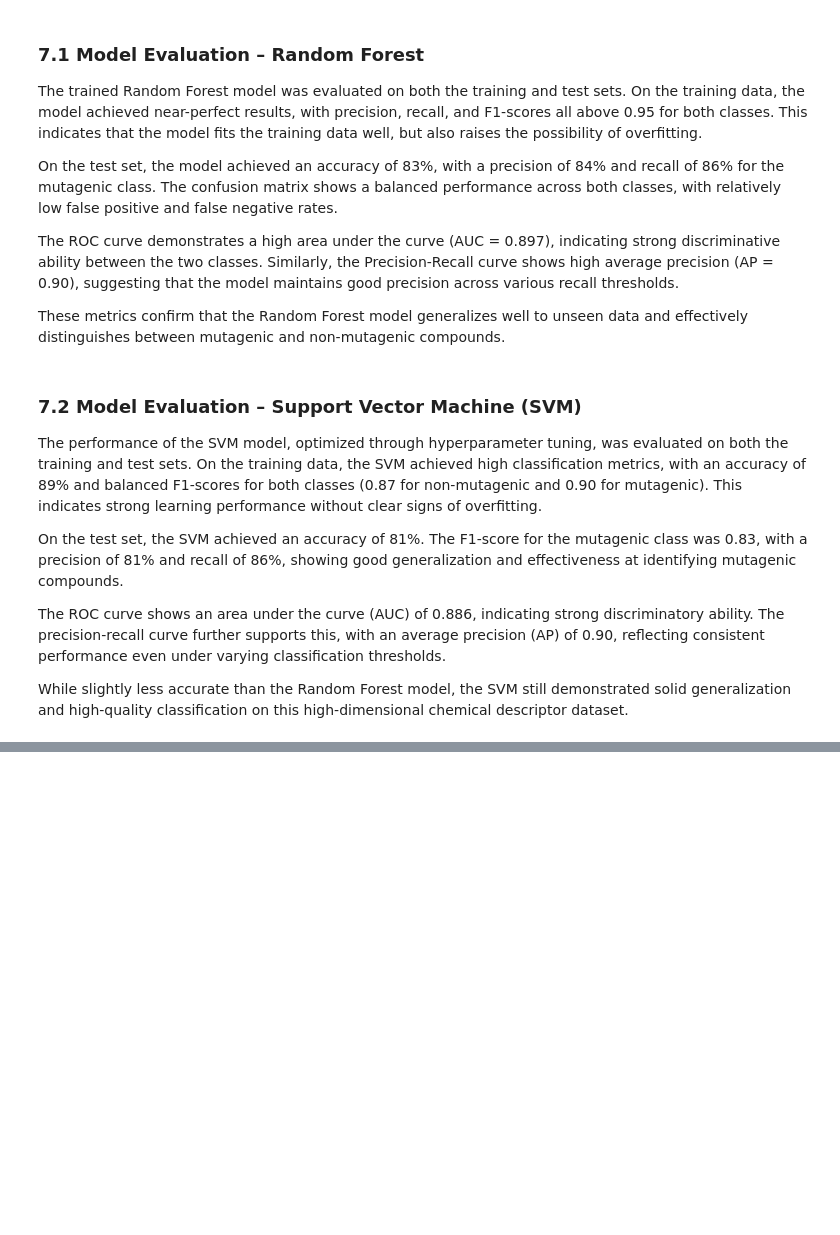
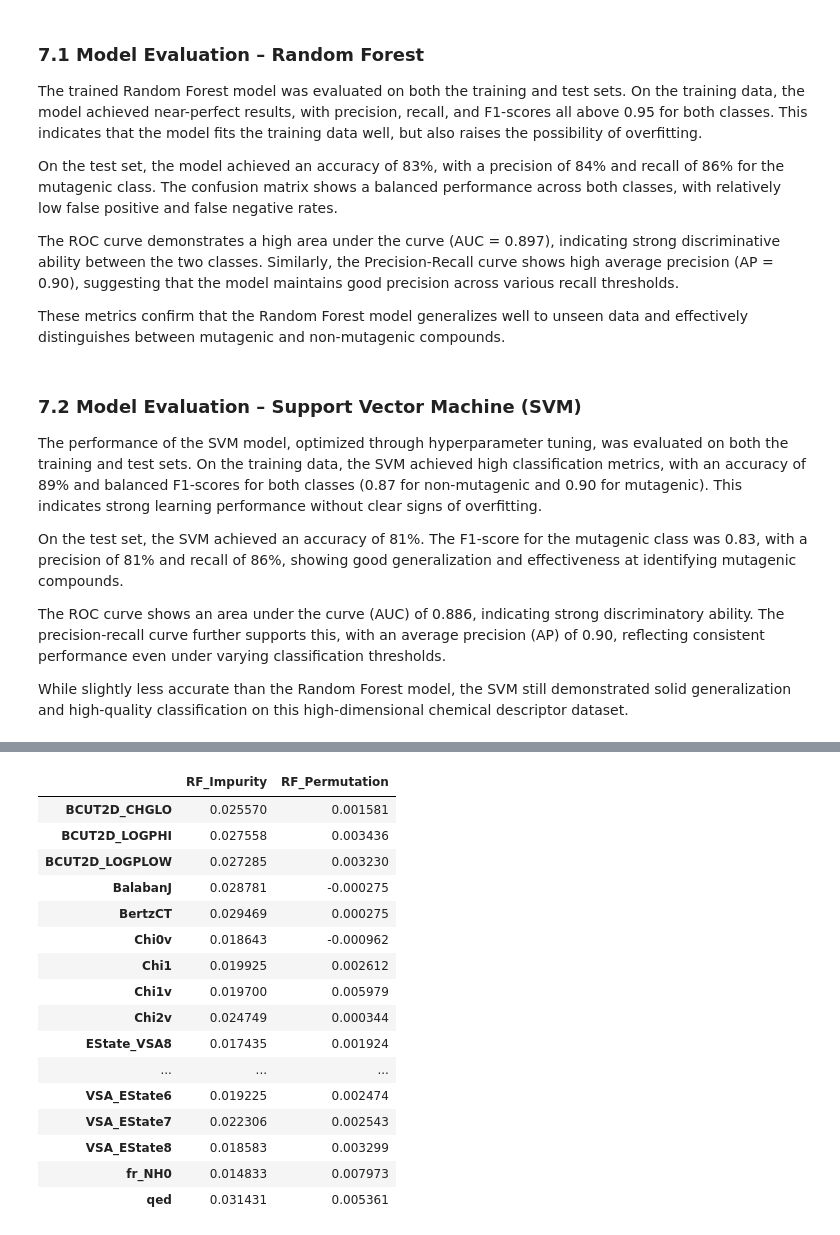
Before and after one commit to arog-bioinfo/ECDB_Project, a Jupyter notebook: trabalho_py/relatorio_grupo1.ipynb, the cells around one changed output, grey strips where cells are left out. Drawn from its saved outputs; the diff is of its cells as text; code cells hidden in the pictures; blank space fills up the shorter version.

```diff
--- a/trabalho_py/relatorio_grupo1.ipynb
+++ b/trabalho_py/relatorio_grupo1.ipynb
@@ -952,0 +947,66 @@ Permutation importance offers a model-agnostic and intuitive explanation of the
+# %%
+X = features_df
+y = outputs_df['Y']
+
+RANDOM_STATE = 123456
+
+# 1) Univariate filter → top 113 features by F‐score
+uni_selector = SelectKBest(score_func=f_classif, k=113)
+X_uni = uni_selector.fit_transform(X, y)
+uni_feats = X.columns[uni_selector.get_support()]
+
+# 2) Wrap back into a DataFrame so we keep feature names
+X_uni_df = pd.DataFrame(X_uni, columns=uni_feats, index=X.index)
+
+# 3) Train/test split
+X_train, X_test, y_train, y_test = train_test_split(
+    X_uni_df, y,
+    test_size=0.2,
+    stratify=y,
+    random_state=RANDOM_STATE
+)
+
+# 4) Scale (and keep DataFrame)
+scaler = StandardScaler().fit(X_train)
+X_train_scaled = pd.DataFrame(
+    scaler.transform(X_train),
+    columns=uni_feats,
+    index=X_train.index
+)
+X_test_scaled = pd.DataFrame(
+    scaler.transform(X_test),
+    columns=uni_feats,
+    index=X_test.index
+)
+
+# 5) RF‐based feature selection → 38 features
+rf = RandomForestClassifier(random_state=RANDOM_STATE)
+selector_rf = SelectFromModel(rf, threshold="1.5*median", prefit=False)
+selector_rf.fit(X_train_scaled, y_train)
+rf_feats = X_train_scaled.columns[selector_rf.get_support()]
+print(f"RandomForest selected {len(rf_feats)} features.")
+
+# 6) Retrain RF on those 38 features
+X_train_sel = X_train_scaled[rf_feats]
+X_test_sel  = X_test_scaled[rf_feats]
+rf.fit(X_train_sel, y_train)
+
+# 7) Extract impurity‐based importances
+impurity = pd.Series(rf.feature_importances_, index=rf_feats).sort_values(ascending=False)
+
+# 8) Compute permutation importances on test set
+perm = permutation_importance(
+    rf, X_test_sel, y_test,
+    n_repeats=10,
+    random_state=RANDOM_STATE,
+    n_jobs=-1
+)
+permutation = pd.Series(perm.importances_mean, index=rf_feats).sort_values(ascending=False)
+
+# 9) Combine into one table and display
+importance_df = pd.DataFrame({
+    'RF_Impurity': impurity,
+    'RF_Permutation': permutation
+})
+display(importance_df)
+# %% [output]
@@ -952,0 +1014,17 @@ Permutation importance offers a model-agnostic and intuitive explanation of the
+|  | RF_Impurity | RF_Permutation |
+| BCUT2D_CHGLO | 0.025570 | 0.001581 |
+| BCUT2D_LOGPHI | 0.027558 | 0.003436 |
+| BCUT2D_LOGPLOW | 0.027285 | 0.003230 |
+| BalabanJ | 0.028781 | -0.000275 |
+| BertzCT | 0.029469 | 0.000275 |
+| Chi0v | 0.018643 | -0.000962 |
+| Chi1 | 0.019925 | 0.002612 |
+| Chi1v | 0.019700 | 0.005979 |
+| Chi2v | 0.024749 | 0.000344 |
+| EState_VSA8 | 0.017435 | 0.001924 |
+| ... | ... | ... |
+| VSA_EState6 | 0.019225 | 0.002474 |
+| VSA_EState7 | 0.022306 | 0.002543 |
+| VSA_EState8 | 0.018583 | 0.003299 |
+| fr_NH0 | 0.014833 | 0.007973 |
+| qed | 0.031431 | 0.005361 |
```
Also changed, not shown: parts of 9 cells of this notebook.
